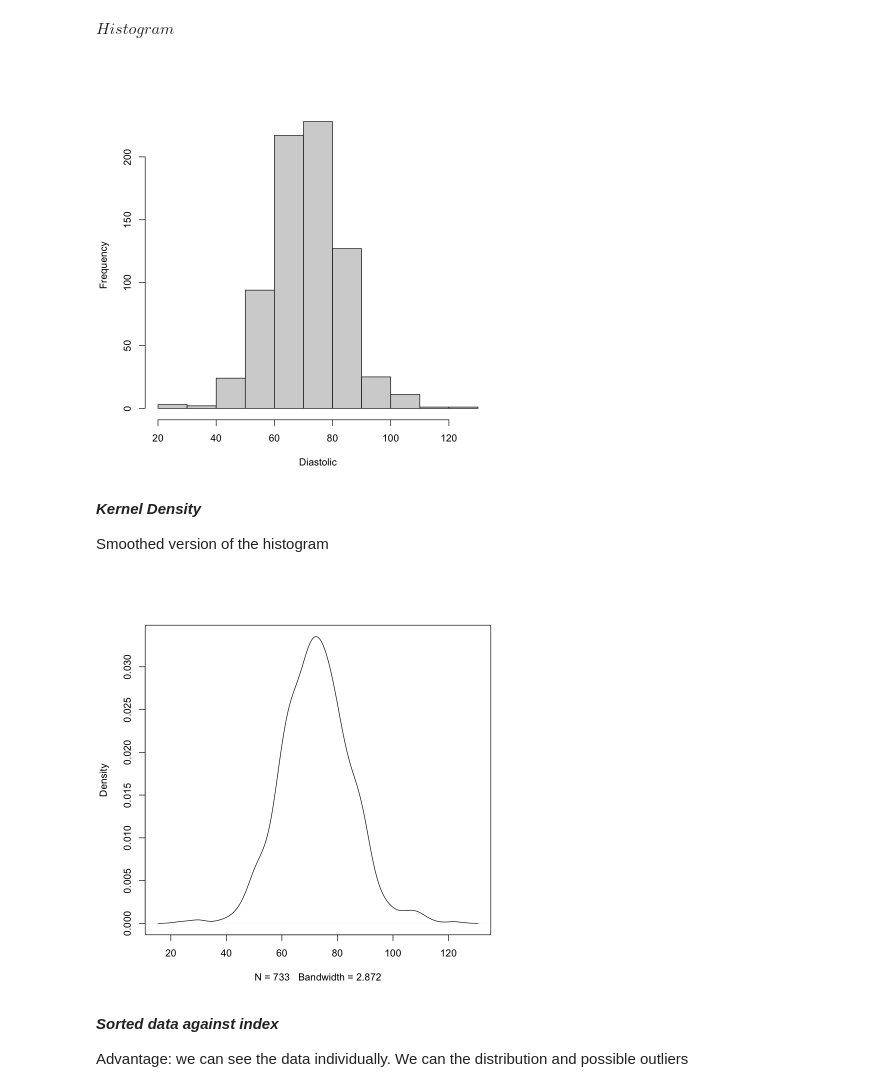
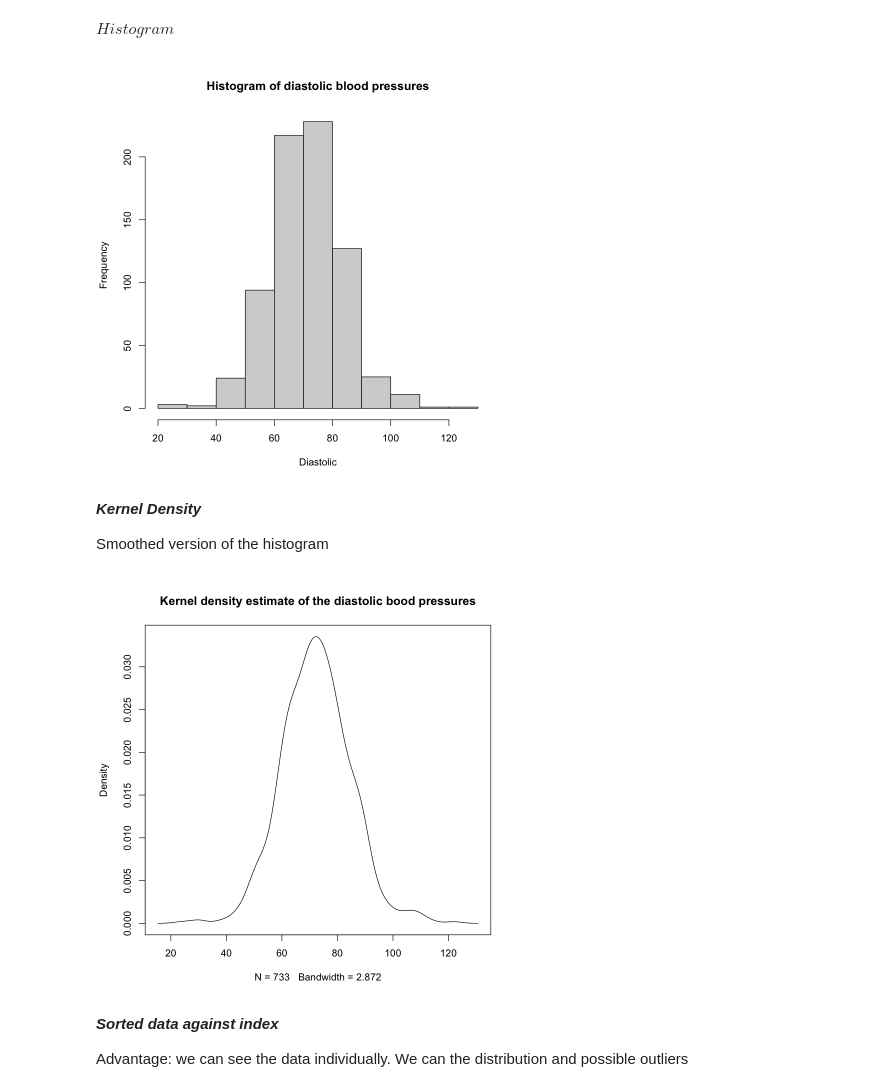
Before and after one commit to rajansawhney/linear-models-with-R, a Jupyter notebook: notebook/01-intro.ipynb, the cells around one changed output. Drawn from its saved outputs; the diff is of its cells as text; code cells hidden in the pictures.

```diff
--- a/notebook/01-intro.ipynb
+++ b/notebook/01-intro.ipynb
@@ -136,17 +136,17 @@ Now that we have cleared mising values, we can see some plots
 # %% [markdown]
 $Histogram$
 # %%
-hist(pima$diastolic, xlab="Diastolic", main="")
+hist(pima$diastolic, xlab="Diastolic", main="Histogram of diastolic blood pressures")
 # %% [output]
-[figure, old version]
+[figure, new version]
 # %% [markdown]
 ___Kernel  Density___
 
 Smoothed version of the histogram
 # %%
-plot(density(pima$diastolic, na.rm=TRUE), main="")
+plot(density(pima$diastolic, na.rm=TRUE), main="Kernel density estimate of the diastolic bood pressures")
 # %% [output]
-[figure, old version]
+[figure, new version]
 # %% [markdown]
 ___Sorted data against index___
 
```
Also changed, not shown: parts of 44 cells of this notebook.
